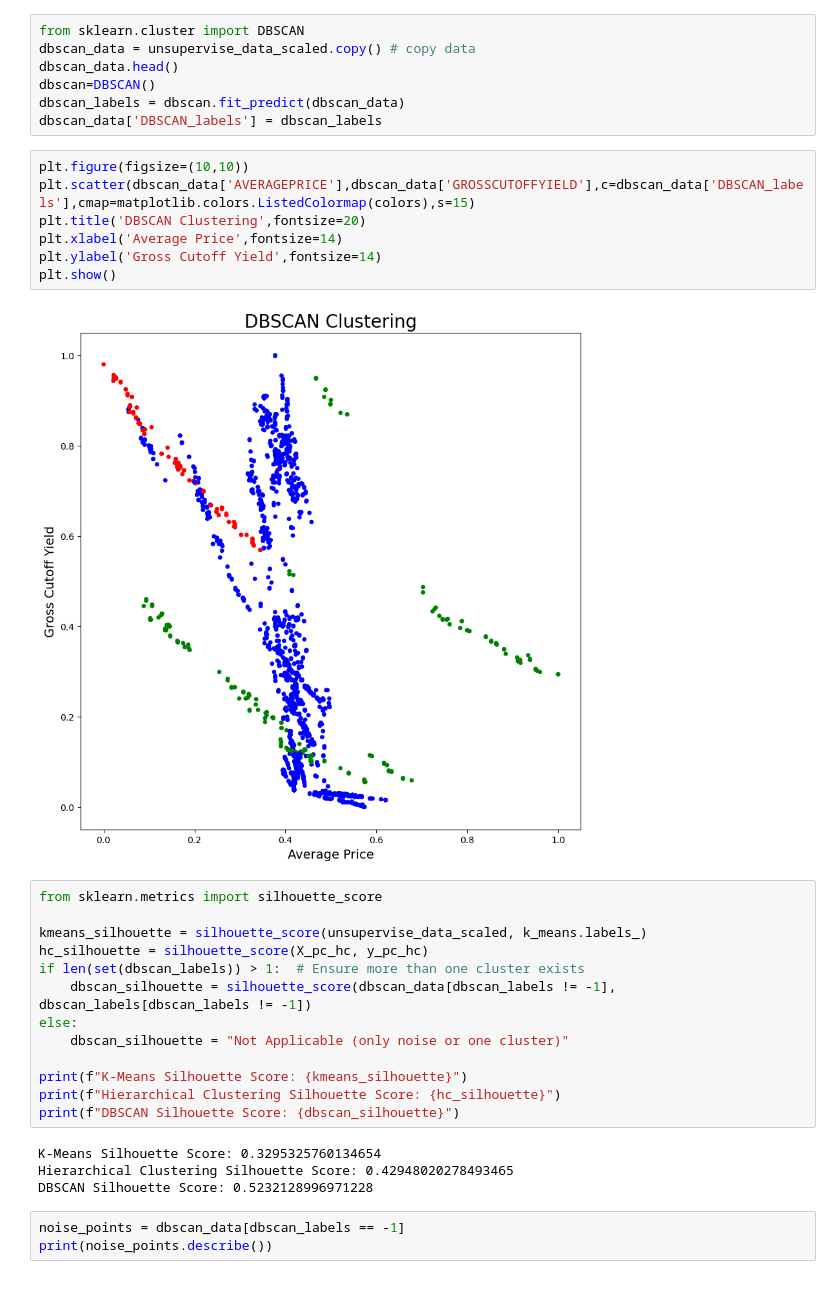
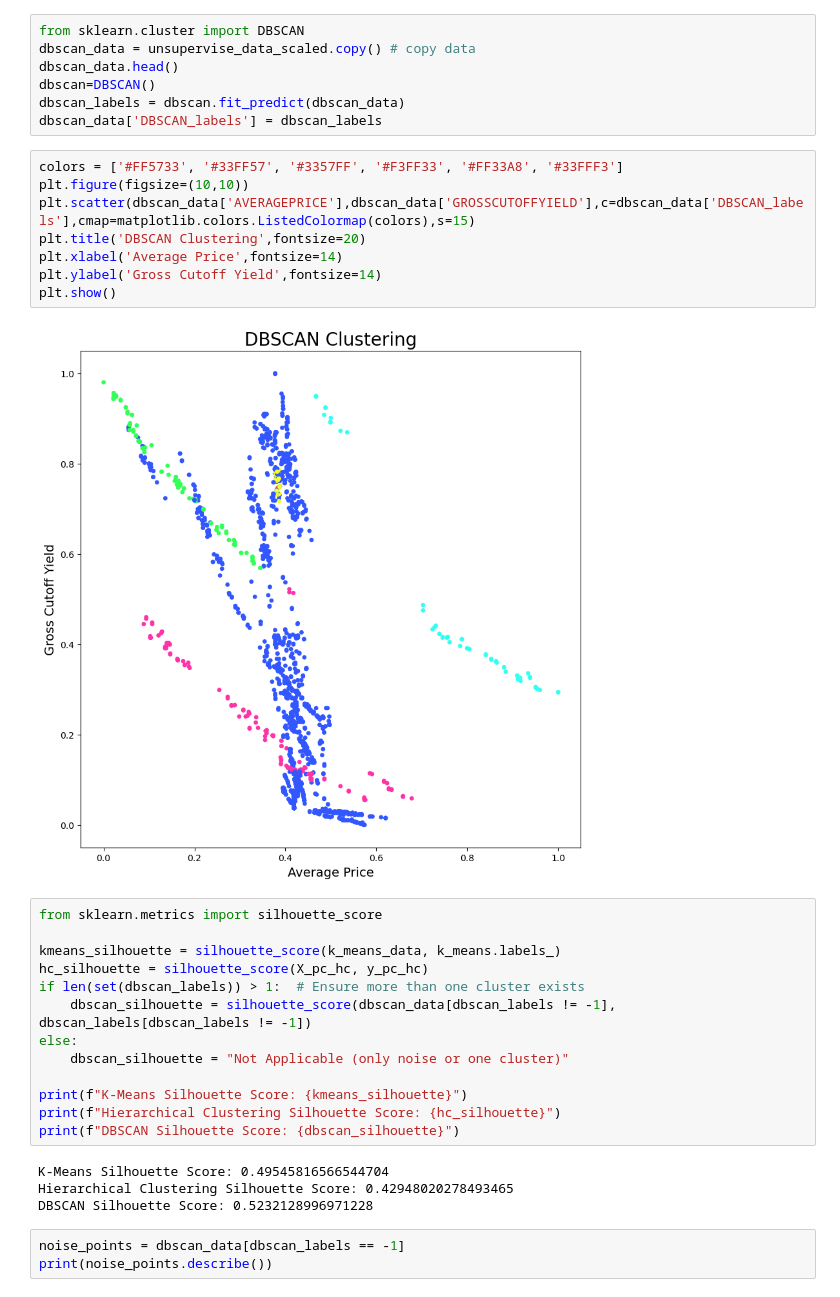
Before and after one commit to DorNatan/data-mining-project-2025, a Jupyter notebook: Data Mining Supervised & Unsupervised 2025.ipynb, the cells around one changed output. Saved outputs shown, nothing was run; the diff lists cells and outputs as text.

```diff
--- a/Data Mining Supervised & Unsupervised 2025.ipynb
+++ b/Data Mining Supervised & Unsupervised 2025.ipynb
@@ -503,18 +522,19 @@ dbscan=DBSCAN()
 dbscan_labels = dbscan.fit_predict(dbscan_data)
 dbscan_data['DBSCAN_labels'] = dbscan_labels
 # %%
+colors = ['#FF5733', '#33FF57', '#3357FF', '#F3FF33', '#FF33A8', '#33FFF3']
 plt.figure(figsize=(10,10))
 plt.scatter(dbscan_data['AVERAGEPRICE'],dbscan_data['GROSSCUTOFFYIELD'],c=dbscan_data['DBSCAN_labels'],cmap=matplotlib.colors.ListedColormap(colors),s=15)
 plt.title('DBSCAN Clustering',fontsize=20)
 plt.xlabel('Average Price',fontsize=14)
 plt.ylabel('Gross Cutoff Yield',fontsize=14)
 plt.show()
 # %% [output]
-[figure, old version]
+[figure, new version]
 # %%
 from sklearn.metrics import silhouette_score
 
-kmeans_silhouette = silhouette_score(unsupervise_data_scaled, k_means.labels_)
+kmeans_silhouette = silhouette_score(k_means_data, k_means.labels_)
 hc_silhouette = silhouette_score(X_pc_hc, y_pc_hc)
 if len(set(dbscan_labels)) > 1:  # Ensure more than one cluster exists
     dbscan_silhouette = silhouette_score(dbscan_data[dbscan_labels != -1], dbscan_labels[dbscan_labels != -1])
@@ -525,7 +545,7 @@ print(f"K-Means Silhouette Score: {kmeans_silhouette}")
 print(f"Hierarchical Clustering Silhouette Score: {hc_silhouette}")
 print(f"DBSCAN Silhouette Score: {dbscan_silhouette}")
 # %% [output]
-K-Means Silhouette Score: 0.3295325760134654
+K-Means Silhouette Score: 0.49545816566544704
 Hierarchical Clustering Silhouette Score: 0.42948020278493465
 DBSCAN Silhouette Score: 0.5232128996971228
 # %%
```
Also changed, not shown: parts of 4 cells of this notebook.
